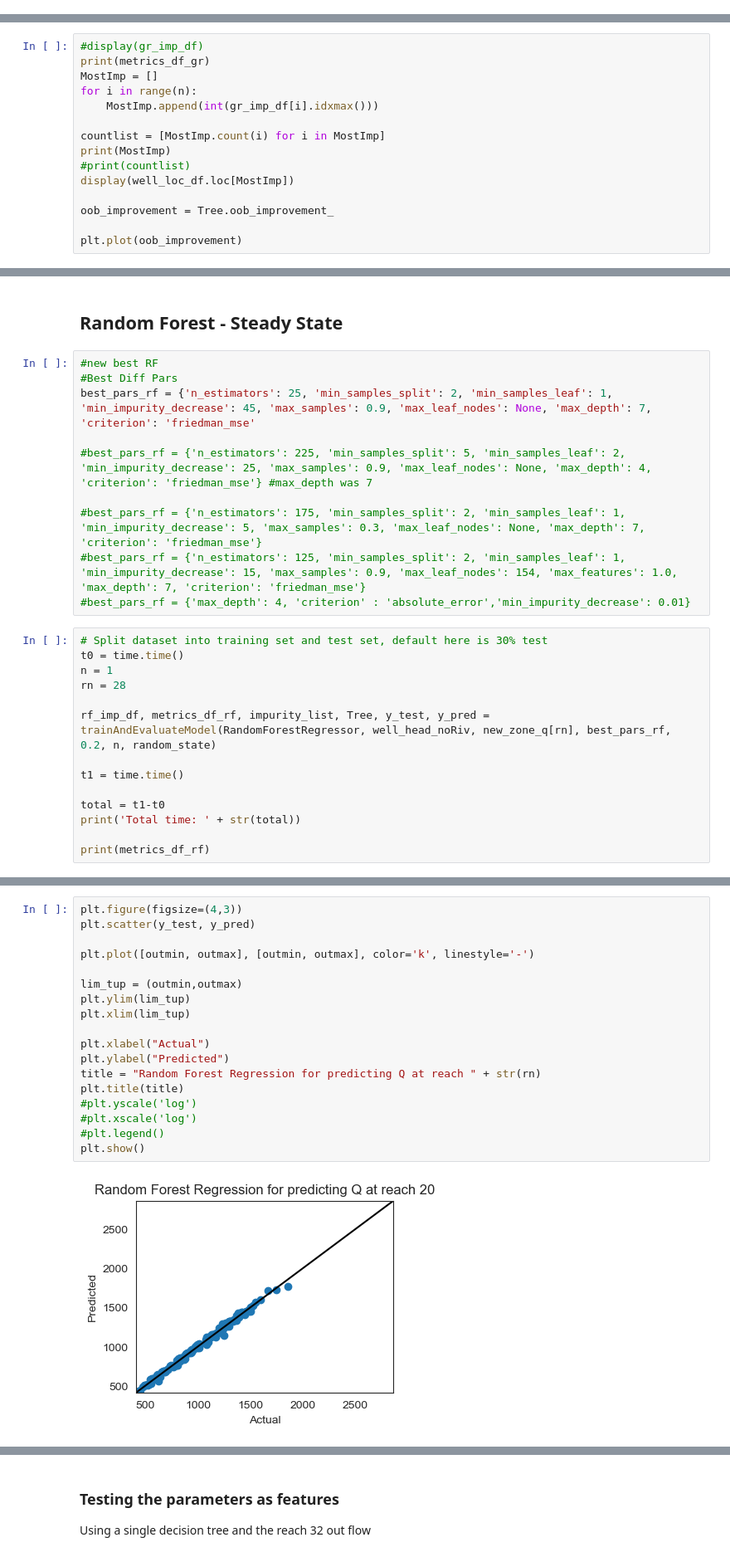
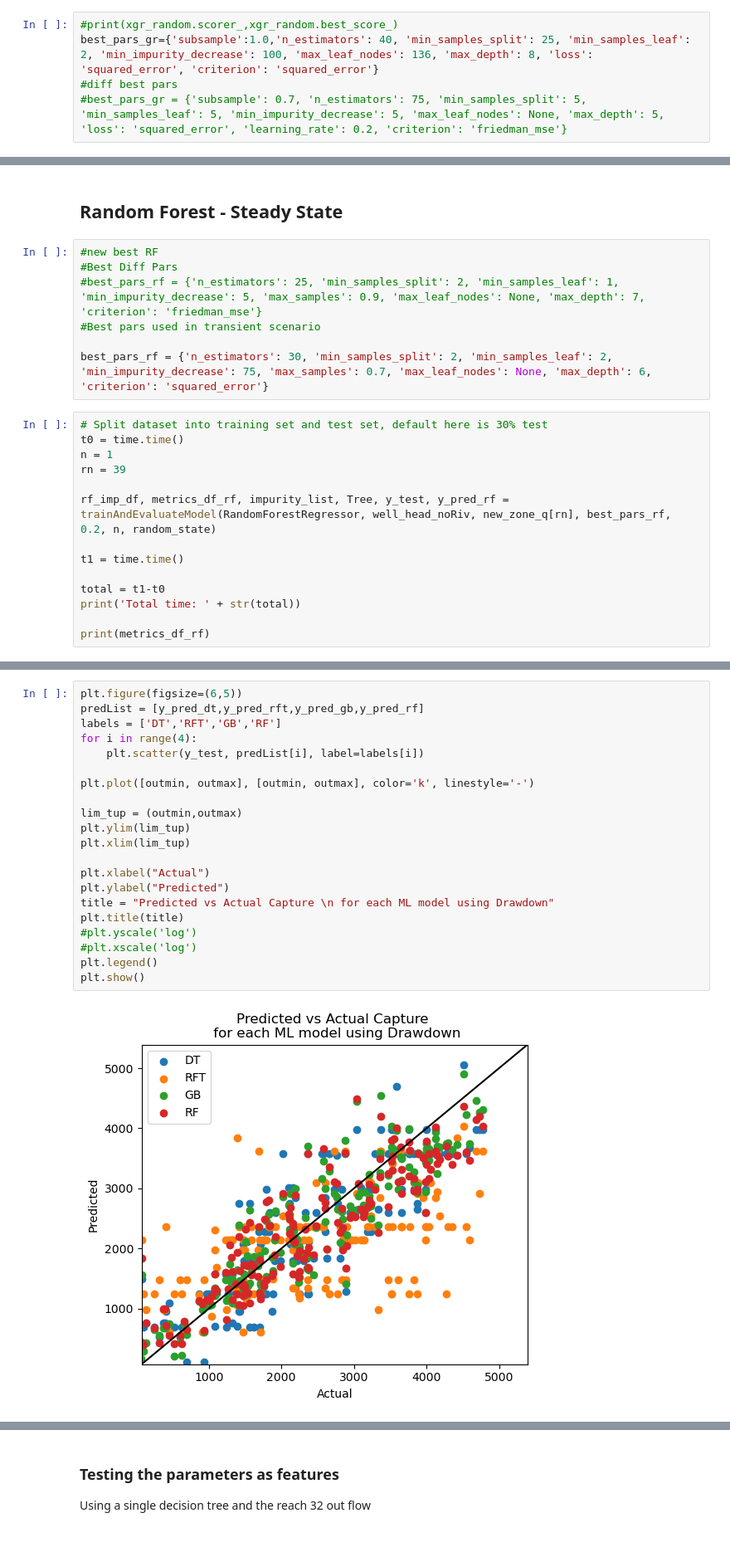
Before and after one commit to davermurray/mf-trees, a Jupyter notebook: mf-trees_SSscenario.ipynb, the cells around one changed output, grey strips where cells are left out. Shown at 83% size. Saved outputs shown, nothing was run; the diff lists cells and outputs as text.

```diff
--- a/mf-trees_SSscenario.ipynb
+++ b/mf-trees_SSscenario.ipynb
@@ -941,3 +782,8 @@ best_pars_gr = {'subsample': 0.6, 'n_estimators': 175, 'min_samples_split': 15,
+# %%
+#print(xgr_random.scorer_,xgr_random.best_score_)
+best_pars_gr={'subsample':1.0,'n_estimators': 40, 'min_samples_split': 25, 'min_samples_leaf': 2, 'min_impurity_decrease': 100, 'max_leaf_nodes': 136, 'max_depth': 8, 'loss': 'squared_error', 'criterion': 'squared_error'}
+#diff best pars
+#best_pars_gr = {'subsample': 0.7, 'n_estimators': 75, 'min_samples_split': 5, 'min_samples_leaf': 5, 'min_impurity_decrease': 5, 'max_leaf_nodes': None, 'max_depth': 5, 'loss': 'squared_error', 'learning_rate': 0.2, 'criterion': 'friedman_mse'}
 # %%
 # Split dataset into training set and test set, default here is 30% test
 import importlib
@@ -985,15 +831,0 @@ Total time: 185.55448055267334
-# %%
-#display(gr_imp_df)
-print(metrics_df_gr)
-MostImp = []
-for i in range(n):
-    MostImp.append(int(gr_imp_df[i].idxmax()))
-
-countlist = [MostImp.count(i) for i in MostImp]
-print(MostImp)
-#print(countlist)
-display(well_loc_df.loc[MostImp])
-
-oob_improvement = Tree.oob_improvement_
-
-plt.plot(oob_improvement)
@@ -1019,20 +871,17 @@ wellmesh_gr = plotImportance(gr_imp_df,well_head_noRiv, well_loc_df,1,n,rn,title
 # %%
 #new best RF
 #Best Diff Pars
-best_pars_rf = {'n_estimators': 25, 'min_samples_split': 2, 'min_samples_leaf': 1, 'min_impurity_decrease': 45, 'max_samples': 0.9, 'max_leaf_nodes': None, 'max_depth': 7, 'criterion': 'friedman_mse'
+#best_pars_rf = {'n_estimators': 25, 'min_samples_split': 2, 'min_samples_leaf': 1, 'min_impurity_decrease': 5, 'max_samples': 0.9, 'max_leaf_nodes': None, 'max_depth': 7, 'criterion': 'friedman_mse'}
+#Best pars used in transient scenario
 
-#best_pars_rf = {'n_estimators': 225, 'min_samples_split': 5, 'min_samples_leaf': 2, 'min_impurity_decrease': 25, 'max_samples': 0.9, 'max_leaf_nodes': None, 'max_depth': 4, 'criterion': 'friedman_mse'} #max_depth was 7
-
-#best_pars_rf = {'n_estimators': 175, 'min_samples_split': 2, 'min_samples_leaf': 1, 'min_impurity_decrease': 5, 'max_samples': 0.3, 'max_leaf_nodes': None, 'max_depth': 7, 'criterion': 'friedman_mse'}
-#best_pars_rf = {'n_estimators': 125, 'min_samples_split': 2, 'min_samples_leaf': 1, 'min_impurity_decrease': 15, 'max_samples': 0.9, 'max_leaf_nodes': 154, 'max_features': 1.0, 'max_depth': 7, 'criterion': 'friedman_mse'}
-#best_pars_rf = {'max_depth': 4, 'criterion' : 'absolute_error','min_impurity_decrease': 0.01}
+best_pars_rf = {'n_estimators': 30, 'min_samples_split': 2, 'min_samples_leaf': 2, 'min_impurity_decrease': 75, 'max_samples': 0.7, 'max_leaf_nodes': None, 'max_depth': 6, 'criterion': 'squared_error'}
 # %%
 # Split dataset into training set and test set, default here is 30% test
 t0 = time.time()
 n = 1
-rn = 28
+rn = 39
 
-rf_imp_df, metrics_df_rf, impurity_list, Tree, y_test, y_pred = trainAndEvaluateModel(RandomForestRegressor, well_head_noRiv, new_zone_q[rn], best_pars_rf, 0.2, n, random_state)
+rf_imp_df, metrics_df_rf, impurity_list, Tree, y_test, y_pred_rf = trainAndEvaluateModel(RandomForestRegressor, well_head_noRiv, new_zone_q[rn], best_pars_rf, 0.2, n, random_state)
 
 t1 = time.time()
 
@@ -1049,20 +898,23 @@ Total time: 285.61212396621704
 # %%
-plt.figure(figsize=(4,3))
-plt.scatter(y_test, y_pred)
+plt.figure(figsize=(6,5))
+predList = [y_pred_dt,y_pred_rft,y_pred_gb,y_pred_rf]
+labels = ['DT','RFT','GB','RF']
+for i in range(4):
+    plt.scatter(y_test, predList[i], label=labels[i])
 
 plt.plot([outmin, outmax], [outmin, outmax], color='k', linestyle='-')
 
 lim_tup = (outmin,outmax)
 plt.ylim(lim_tup)
 plt.xlim(lim_tup)
 
 plt.xlabel("Actual")
 plt.ylabel("Predicted")
-title = "Random Forest Regression for predicting Q at reach " + str(rn)
+title = "Predicted vs Actual Capture \n for each ML model using Drawdown"
 plt.title(title)
 #plt.yscale('log')
 #plt.xscale('log')
-#plt.legend()
+plt.legend()
 plt.show()
 # %% [output]
-[figure, old version]
+[figure, new version]
```
Also changed, not shown: parts of 46 cells of this notebook, 9 other files.
